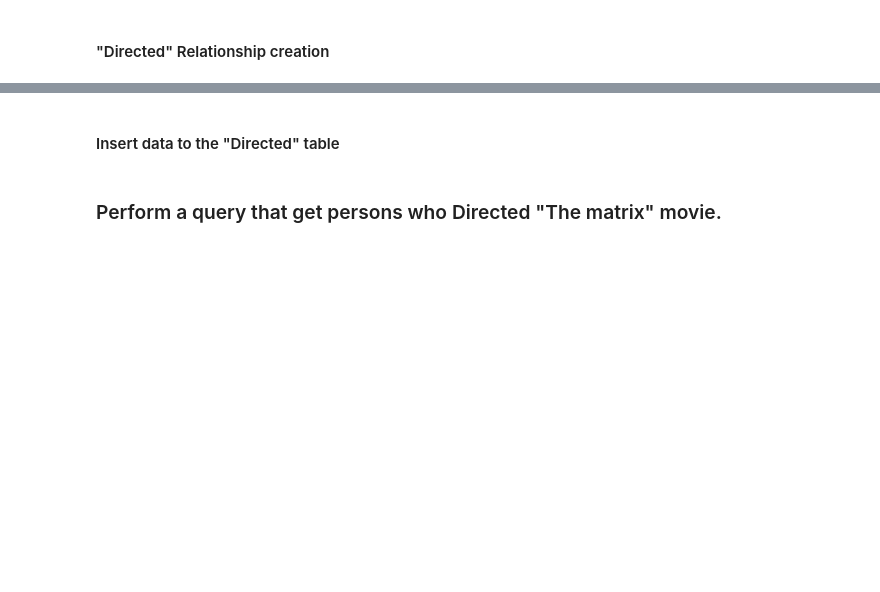
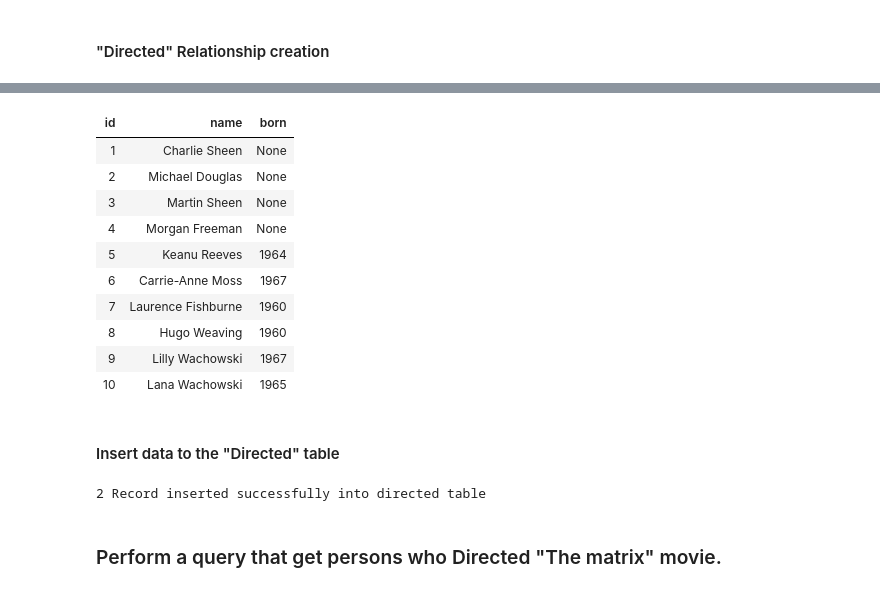
Before and after one commit to haicheviet/dataeng-course-1, a Jupyter notebook: homework_postgres/PostgreSQL-Students.ipynb, the cells around one changed output, grey strips where cells are left out. Cells and saved outputs as stored; diff of their text form; code cells hidden in the pictures; blank space fills up the shorter version.

```diff
--- a/homework_postgres/PostgreSQL-Students.ipynb
+++ b/homework_postgres/PostgreSQL-Students.ipynb
@@ -589,0 +833,14 @@ This is another DB about movies and actors who played roles in these movies. Par
+# %%
+# get a new connection but this time point to the created "tartupurchases" DB.
+con = psycopg2.connect(user = "pguser",
+                       password = "changeme",
+                       host = "127.0.0.1",
+                       port = "5432",
+                       database = "moviedb")
+
+try:
+    # Obtain a new DB Cursor (to "tartupurchases" DB )
+    cursor = con.cursor();
+    print("connected again to the server, and cusor now on moviedb DB !!")
+except (Exception, psycopg2.Error) as error:
+    print("Error in Connection",error)
@@ -753,2 +1440,17 @@ I highly suggest modeling this a little more "normalized". You are already on th
+# %%
+show_only_director = pd.read_sql("""SELECT * from person""", con)
+display(show_only_director.style.hide_index())
+# %% [output]
+| id | name | born |
+| 1 | Charlie Sheen | None |
+| 2 | Michael Douglas | None |
+| 3 | Martin Sheen | None |
+| 4 | Morgan Freeman | None |
+| 5 | Keanu Reeves | 1964 |
+| 6 | Carrie-Anne Moss | 1967 |
+| 7 | Laurence Fishburne | 1960 |
+| 8 | Hugo Weaving | 1960 |
+| 9 | Lilly Wachowski | 1967 |
+| 10 | Lana Wachowski | 1965 |
 # %% [markdown]
 #### Insert data to the "Directed" table
@@ -757,2 +1457,22 @@ I highly suggest modeling this a little more "normalized". You are already on th
+# %%
+### YOUR CODE HERE !!!
+insert = "INSERT INTO directed (personid,movieid) VALUES(%s,%s)"
+
+directed_list = [
+    (9,4),
+    (10,2)
+]
+
+try:
+    cursor.executemany(insert,directed_list)
+    con.commit()
+    count = cursor.rowcount
+    print(count, "Record inserted successfully into directed table")
+
+except (Exception, psycopg2.Error) as error :
+    con.rollback()
+    print ("Error, Details: ",error)
+# %% [output]
+2 Record inserted successfully into directed table
 # %% [markdown]
 ### Perform a query that get persons who Directed "The matrix" movie.
```
Also changed, not shown: parts of 126 cells of this notebook.
